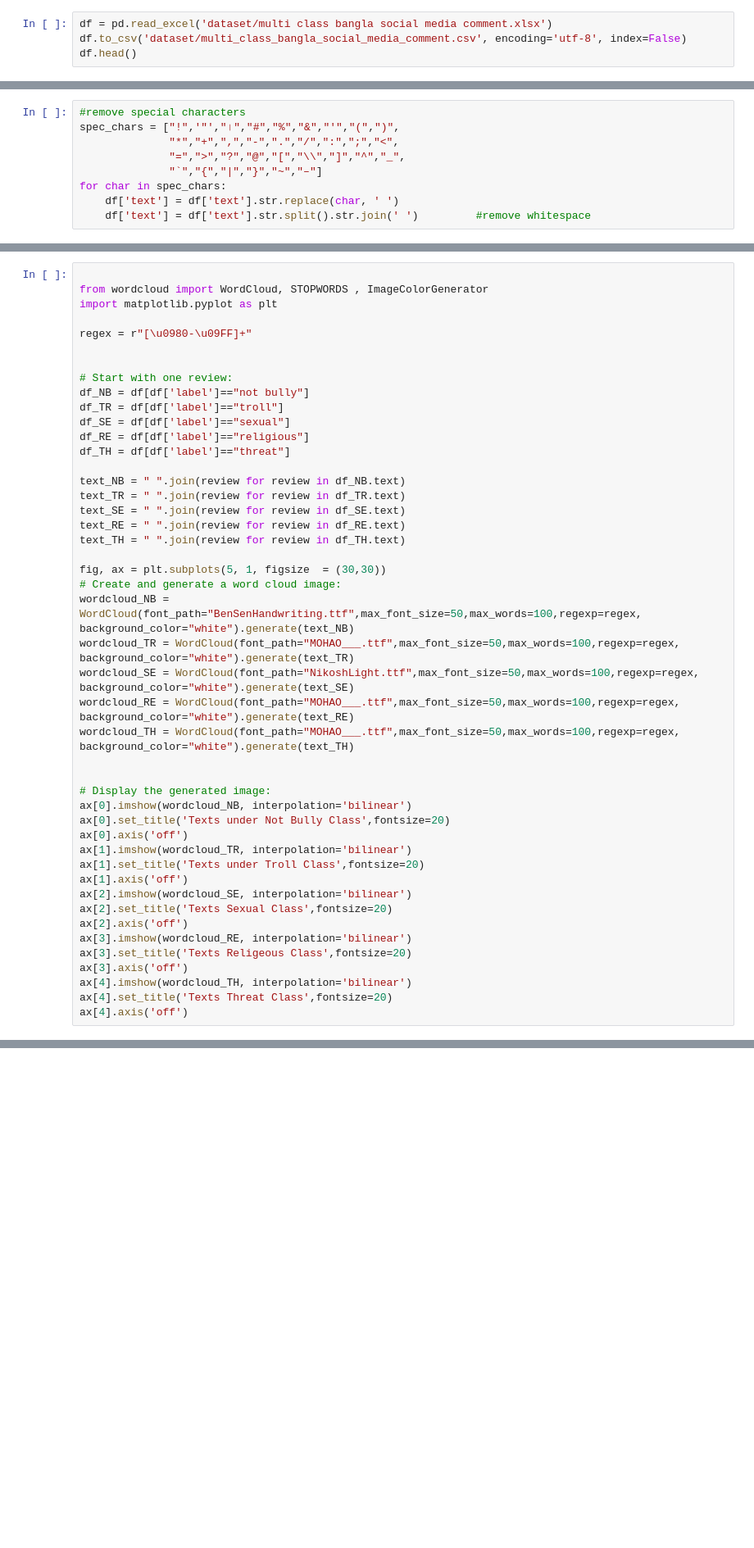
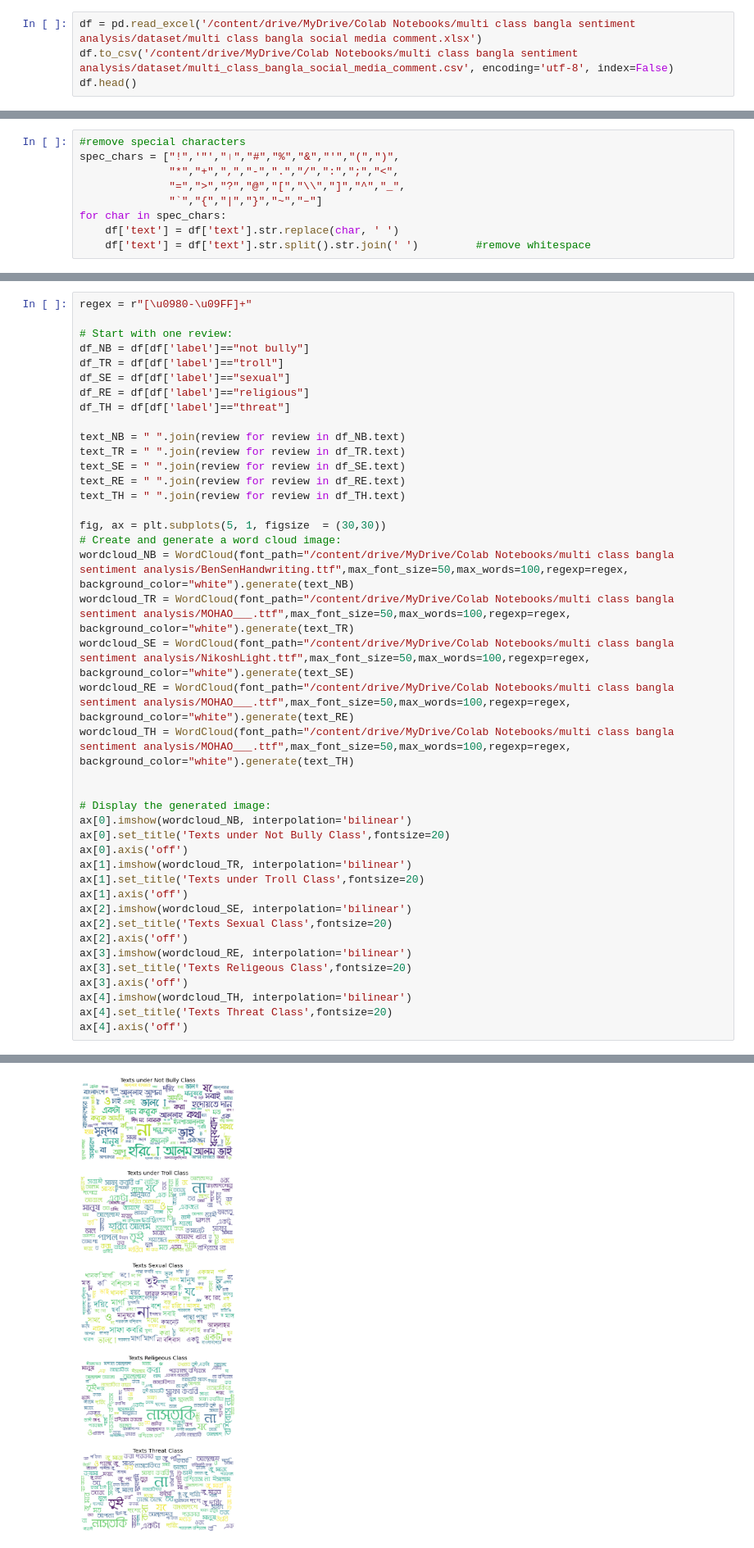
Before and after one commit to rezaul-h/Multi-class-sentiment-analysis-on-bangali-language-, a Jupyter notebook: preprocess.ipynb, the cells around one changed output, grey strips where cells are left out. Shown at 82% size. Drawn from its saved outputs; the diff is of its cells as text; blank space fills up the shorter version.

```diff
--- a/preprocess.ipynb
+++ b/preprocess.ipynb
@@ -23,4 +35,4 @@ import bnlp
 # %%
-df = pd.read_excel('dataset/multi class bangla social media comment.xlsx')
-df.to_csv('dataset/multi_class_bangla_social_media_comment.csv', encoding='utf-8', index=False)
+df = pd.read_excel('/content/drive/MyDrive/Colab Notebooks/multi class bangla sentiment analysis/dataset/multi class bangla social media comment.xlsx')
+df.to_csv('/content/drive/MyDrive/Colab Notebooks/multi class bangla sentiment analysis/dataset/multi_class_bangla_social_media_comment.csv', encoding='utf-8', index=False)
 df.head()
@@ -98,10 +152,5 @@ df.text[2226]
 # %%
-
-from wordcloud import WordCloud, STOPWORDS , ImageColorGenerator
-import matplotlib.pyplot as plt
-
 regex = r"[\u0980-\u09FF]+"
-
 
 # Start with one review:
 df_NB = df[df['label']=="not bully"]
@@ -118,11 +167,11 @@ text_TH = " ".join(review for review in df_TH.text)
 
 fig, ax = plt.subplots(5, 1, figsize  = (30,30))
 # Create and generate a word cloud image:
-wordcloud_NB = WordCloud(font_path="BenSenHandwriting.ttf",max_font_size=50,max_words=100,regexp=regex, background_color="white").generate(text_NB)
-wordcloud_TR = WordCloud(font_path="MOHAO___.ttf",max_font_size=50,max_words=100,regexp=regex, background_color="white").generate(text_TR)
-wordcloud_SE = WordCloud(font_path="NikoshLight.ttf",max_font_size=50,max_words=100,regexp=regex, background_color="white").generate(text_SE)
-wordcloud_RE = WordCloud(font_path="MOHAO___.ttf",max_font_size=50,max_words=100,regexp=regex, background_color="white").generate(text_RE)
-wordcloud_TH = WordCloud(font_path="MOHAO___.ttf",max_font_size=50,max_words=100,regexp=regex, background_color="white").generate(text_TH)
+wordcloud_NB = WordCloud(font_path="/content/drive/MyDrive/Colab Notebooks/multi class bangla sentiment analysis/BenSenHandwriting.ttf",max_font_size=50,max_words=100,regexp=regex, background_color="white").generate(text_NB)
+wordcloud_TR = WordCloud(font_path="/content/drive/MyDrive/Colab Notebooks/multi class bangla sentiment analysis/MOHAO___.ttf",max_font_size=50,max_words=100,regexp=regex, background_color="white").generate(text_TR)
+wordcloud_SE = WordCloud(font_path="/content/drive/MyDrive/Colab Notebooks/multi class bangla sentiment analysis/NikoshLight.ttf",max_font_size=50,max_words=100,regexp=regex, background_color="white").generate(text_SE)
+wordcloud_RE = WordCloud(font_path="/content/drive/MyDrive/Colab Notebooks/multi class bangla sentiment analysis/MOHAO___.ttf",max_font_size=50,max_words=100,regexp=regex, background_color="white").generate(text_RE)
+wordcloud_TH = WordCloud(font_path="/content/drive/MyDrive/Colab Notebooks/multi class bangla sentiment analysis/MOHAO___.ttf",max_font_size=50,max_words=100,regexp=regex, background_color="white").generate(text_TH)
 
 
 # Display the generated image:
@@ -141,3 +190,4 @@ ax[3].axis('off')
 ax[4].imshow(wordcloud_TH, interpolation='bilinear')
 ax[4].set_title('Texts Threat Class',fontsize=20)
 ax[4].axis('off')
+# %% [output]
@@ -143,0 +195 @@ ax[4].axis('off')
+[figure, added]
```
Also changed, not shown: parts of 16 cells of this notebook, 1 other file.
